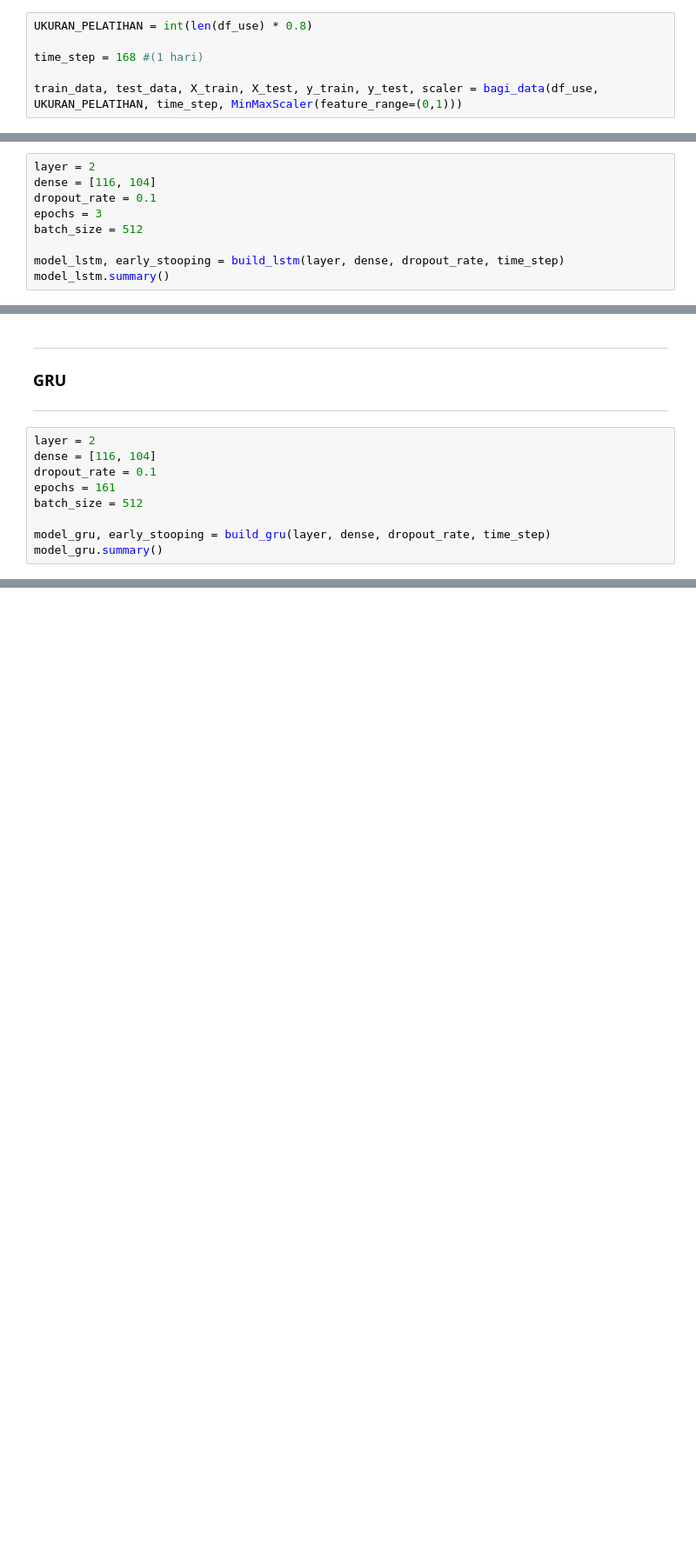
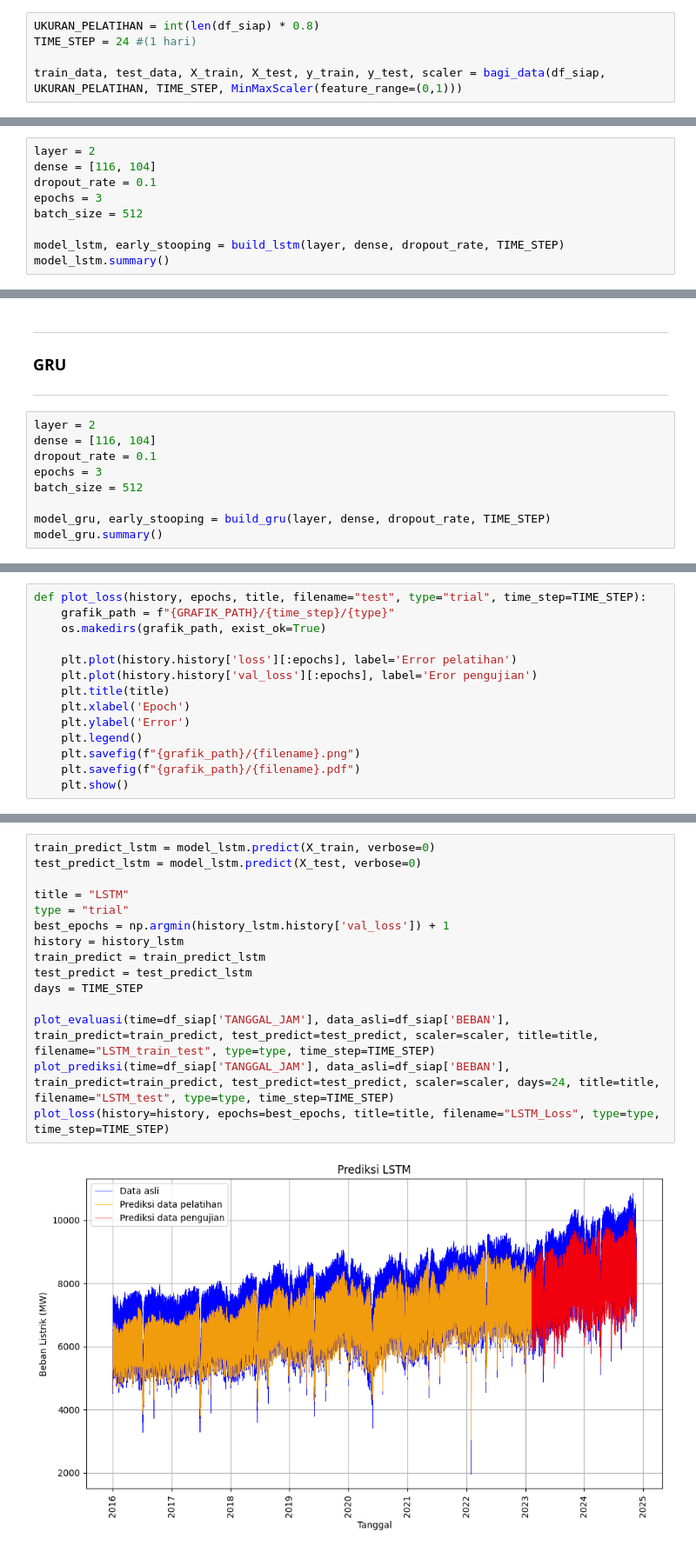
Before and after one commit to saazizau/hybrid-ssa-deep-learning, a Jupyter notebook: notebooks/4_modeling_deep_learning.ipynb, the cells around one changed output, grey strips where cells are left out. Shown at 87% size. Cells and saved outputs as stored; diff of their text form; blank space fills up the shorter version.

Commit message:
menambahkan evaluasi

```diff
--- a/notebooks/4_modeling_deep_learning.ipynb
+++ b/notebooks/4_modeling_deep_learning.ipynb
@@ -111,9 +199,8 @@ def bagi_data(df, ukuran_pelatihan, time_step, scaler):
 
   return train_data, test_data, X_train, X_test, y_train, y_test, scaler
 # %%
-UKURAN_PELATIHAN = int(len(df_use) * 0.8)
+UKURAN_PELATIHAN = int(len(df_siap) * 0.8)
+TIME_STEP = 24 #(1 hari)
 
-time_step = 168 #(1 hari)
-
-train_data, test_data, X_train, X_test, y_train, y_test, scaler = bagi_data(df_use, UKURAN_PELATIHAN, time_step, MinMaxScaler(feature_range=(0,1)))
+train_data, test_data, X_train, X_test, y_train, y_test, scaler = bagi_data(df_siap, UKURAN_PELATIHAN, TIME_STEP, MinMaxScaler(feature_range=(0,1)))
 # %%
@@ -182,7 +269,7 @@ dropout_rate = 0.1
 epochs = 3
 batch_size = 512
 
-model_lstm, early_stooping = build_lstm(layer, dense, dropout_rate, time_step)
+model_lstm, early_stooping = build_lstm(layer, dense, dropout_rate, TIME_STEP)
 model_lstm.summary()
 # %% [output]
 Model: "sequential"
@@ -244,8 +348,8 @@ Failed to call ThenRnnForward with model config: [rnn_mode, rnn_input_mode, rnn_
 layer = 2
 dense = [116, 104]
 dropout_rate = 0.1
-epochs = 161
+epochs = 3
 batch_size = 512
 
-model_gru, early_stooping = build_gru(layer, dense, dropout_rate, time_step)
+model_gru, early_stooping = build_gru(layer, dense, dropout_rate, TIME_STEP)
 model_gru.summary()
@@ -496,0 +481,14 @@ def plot_loss_gabungan(df_lstm, df_bilstm, df_gru, time_step, ep1,ep2):
+# %%
+def plot_loss(history, epochs, title, filename="test", type="trial", time_step=TIME_STEP):
+    grafik_path = f"{GRAFIK_PATH}/{time_step}/{type}"
+    os.makedirs(grafik_path, exist_ok=True)
+
+    plt.plot(history.history['loss'][:epochs], label='Error pelatihan')
+    plt.plot(history.history['val_loss'][:epochs], label='Eror pengujian')
+    plt.title(title)
+    plt.xlabel('Epoch')
+    plt.ylabel('Error')
+    plt.legend()
+    plt.savefig(f"{grafik_path}/{filename}.png")
+    plt.savefig(f"{grafik_path}/{filename}.pdf")
+    plt.show()
@@ -496,0 +499,17 @@ def plot_loss_gabungan(df_lstm, df_bilstm, df_gru, time_step, ep1,ep2):
+# %%
+train_predict_lstm = model_lstm.predict(X_train, verbose=0)
+test_predict_lstm = model_lstm.predict(X_test, verbose=0)
+
+title = "LSTM"
+type = "trial"
+best_epochs = np.argmin(history_lstm.history['val_loss']) + 1
+history = history_lstm
+train_predict = train_predict_lstm
+test_predict = test_predict_lstm
+days = TIME_STEP
+
+plot_evaluasi(time=df_siap['TANGGAL_JAM'], data_asli=df_siap['BEBAN'], train_predict=train_predict, test_predict=test_predict, scaler=scaler, title=title, filename="LSTM_train_test", type=type, time_step=TIME_STEP)
+plot_prediksi(time=df_siap['TANGGAL_JAM'], data_asli=df_siap['BEBAN'], train_predict=train_predict, test_predict=test_predict, scaler=scaler, days=24, title=title, filename="LSTM_test", type=type, time_step=TIME_STEP)
+plot_loss(history=history, epochs=best_epochs, title=title, filename="LSTM_Loss", type=type, time_step=TIME_STEP)
+# %% [output]
+[figure, added]
```
Also changed, not shown: parts of 23 cells of this notebook, 24 other files.
